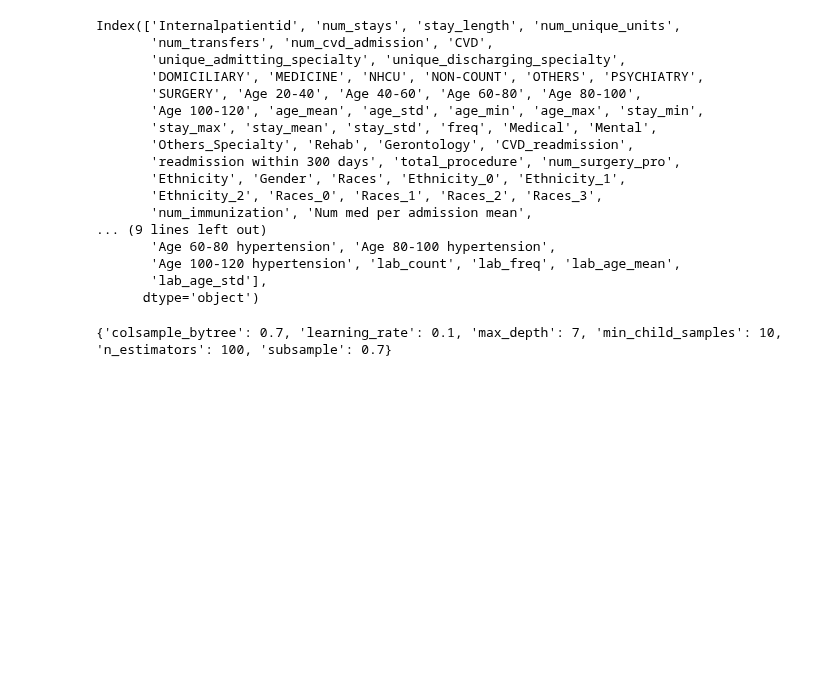
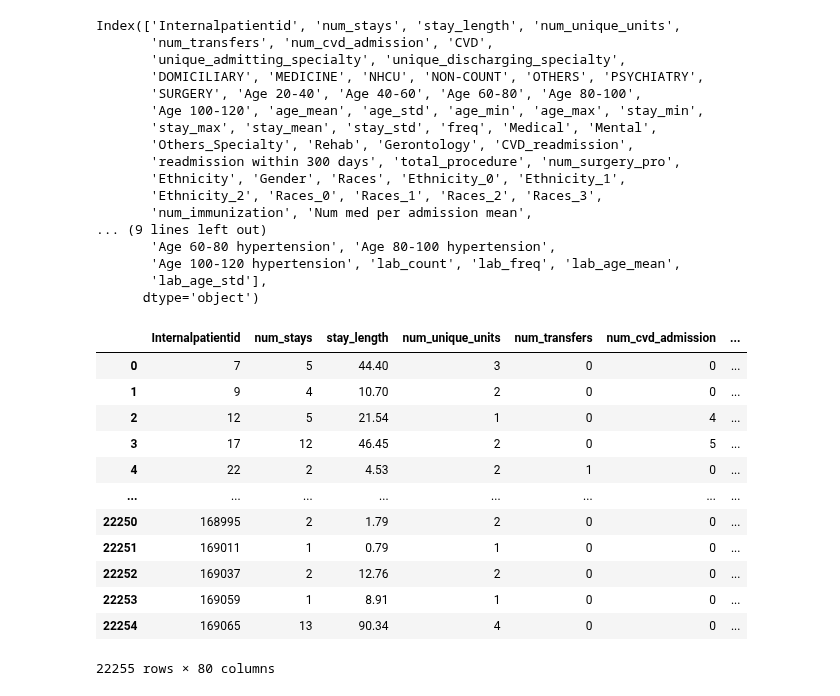
Before and after one commit to SpassMed-Projects/FDA, a Jupyter notebook: src/models/test_gridsearchCV.ipynb, the cells around one changed output. Saved outputs shown, nothing was run; the diff lists cells and outputs as text; code cells hidden in the pictures; blank space fills up the shorter version.

```diff
--- a/src/models/test_gridsearchCV.ipynb
+++ b/src/models/test_gridsearchCV.ipynb
@@ -86,7 +91,25 @@ Index(['Internalpatientid', 'num_stays', 'stay_length', 'num_unique_units',
        'Age 100-120 hypertension', 'lab_count', 'lab_freq', 'lab_age_mean',
        'lab_age_std'],
       dtype='object')
-# %%
-print(gsearch.best_params_)
-# %% [output]
-{'colsample_bytree': 0.7, 'learning_rate': 0.1, 'max_depth': 7, 'min_child_samples': 10, 'n_estimators': 100, 'subsample': 0.7}
+# %%
+
+path = '/home/daisy/FDA_Dataset/inpatient_all_final_test_1.csv'
+data = pd.read_csv(path).iloc[:,1:]
+X = data.drop(columns = ['CVD_readmission', 'readmission within 300 days'])
+y = column_or_1d(data[['readmission within 300 days']])
+# %%
+X
+# %% [output]
+|  | Internalpatientid | num_stays | stay_length | num_unique_units | num_transfers | num_cvd_admission | ... |
+| 0 | 7 | 5 | 44.40 | 3 | 0 | 0 | ... |
+| 1 | 9 | 4 | 10.70 | 2 | 0 | 0 | ... |
+| 2 | 12 | 5 | 21.54 | 1 | 0 | 4 | ... |
+| 3 | 17 | 12 | 46.45 | 2 | 0 | 5 | ... |
+| 4 | 22 | 2 | 4.53 | 2 | 1 | 0 | ... |
+| ... | ... | ... | ... | ... | ... | ... | ... |
+| 22250 | 168995 | 2 | 1.79 | 2 | 0 | 0 | ... |
+| 22251 | 169011 | 1 | 0.79 | 1 | 0 | 0 | ... |
+| 22252 | 169037 | 2 | 12.76 | 2 | 0 | 0 | ... |
+| 22253 | 169059 | 1 | 8.91 | 1 | 0 | 0 | ... |
+| 22254 | 169065 | 13 | 90.34 | 4 | 0 | 0 | ... |
+22255 rows × 80 columns
```
Also changed, not shown: parts of 2 cells of this notebook, 10 other files.
